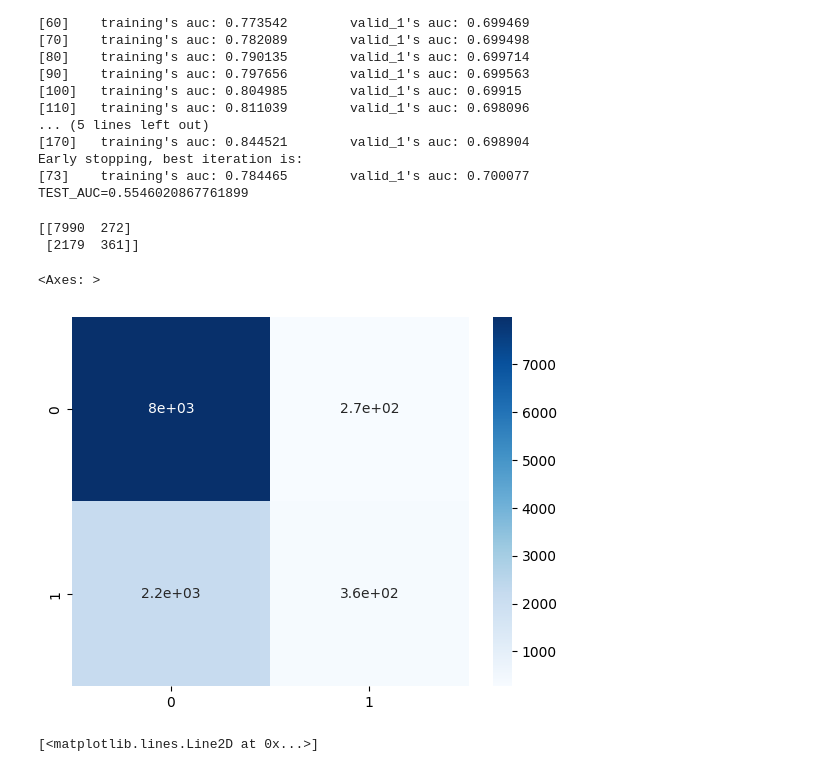
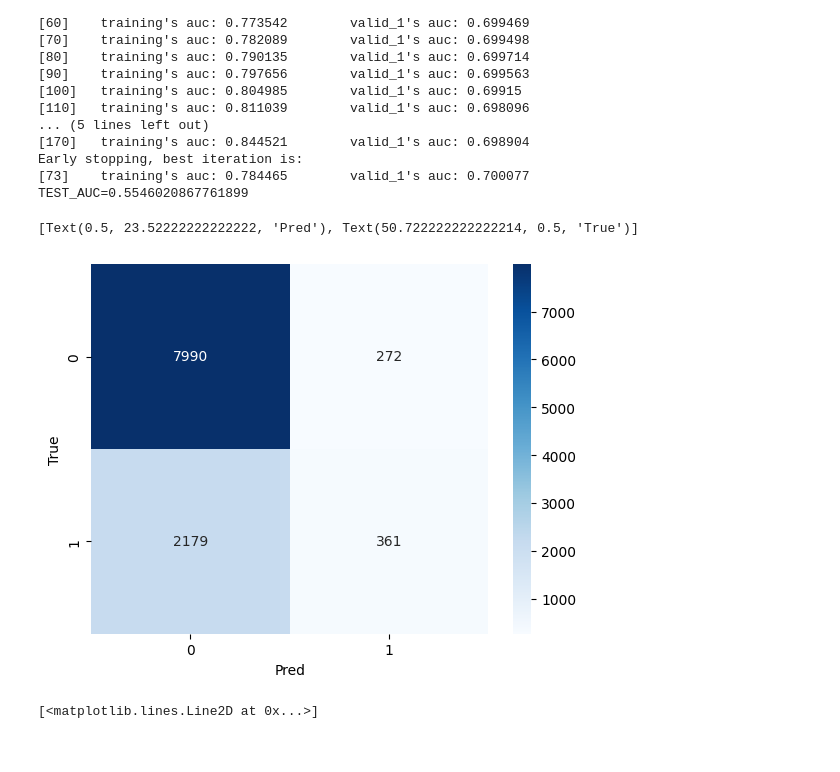
Before and after one commit to katsuya6152/KeibaAI-ML, a Jupyter notebook: notebook/baseline.ipynb, the cells around one changed output. Cells and saved outputs as stored; diff of their text form; code cells hidden in the pictures.

```diff
--- a/notebook/baseline.ipynb
+++ b/notebook/baseline.ipynb
@@ -185,14 +184,11 @@ Early stopping, best iteration is:
 TEST_AUC=0.5546020867761899
 # %%
 cm = confusion_matrix(y_test, y_pred)
-
-print(cm)
-sns.heatmap(cm, annot=True, cmap='Blues')
+h_map = sns.heatmap(cm, annot=True, cmap='Blues', fmt='d')
+h_map.set( xlabel = "Pred", ylabel = "True")
 # %% [output]
-[[7990  272]
- [2179  361]]
+[Text(0.5, 23.52222222222222, 'Pred'), Text(50.722222222222214, 0.5, 'True')]
-<Axes: >
-[figure, old version]
+[figure, new version]
 # %%
 fig, ax = plt.subplots()
 
```
Also changed, not shown: parts of 5 cells of this notebook.
